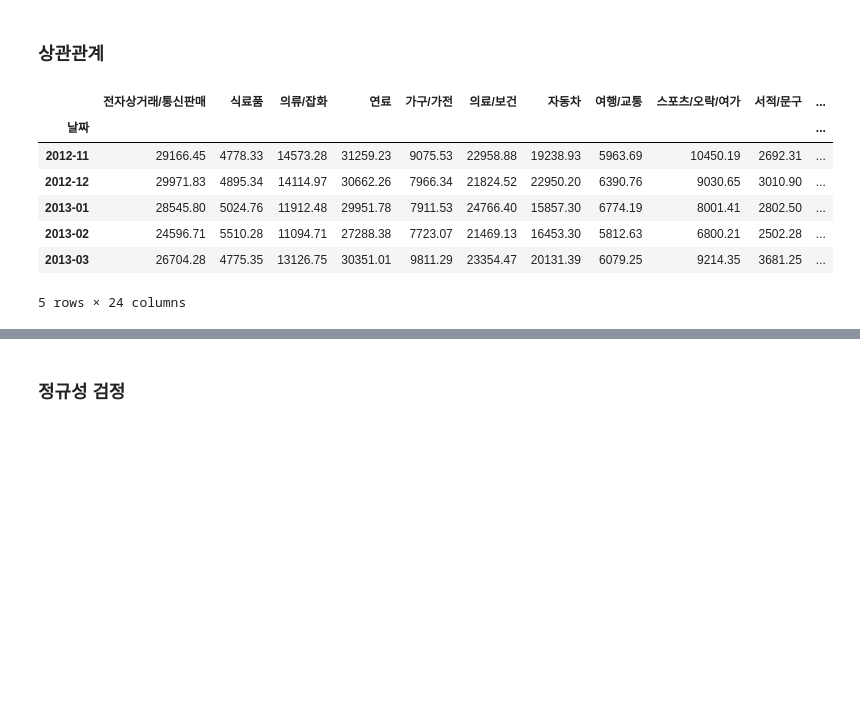
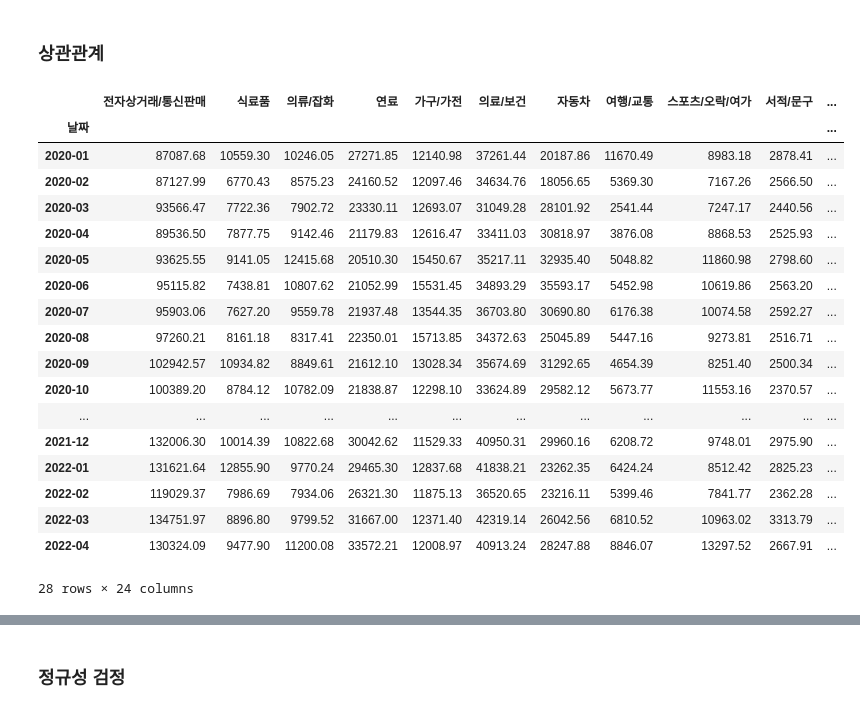
Before and after one commit to KJH3024/test, a Jupyter notebook: 프로젝트1/전국_카드 copy.ipynb, the cells around one changed output, grey strips where cells are left out. Saved outputs shown, nothing was run; the diff lists cells and outputs as text; code cells hidden in the pictures; blank space fills up the shorter version.

```diff
--- a/프로젝트1/전국_카드 copy.ipynb
+++ b/프로젝트1/전국_카드 copy.ipynb
@@ -198,26 +186,37 @@ socell_df = socell_df.iloc[:-28]
 # %%
 # 사용할 컬럼 불러오기
 total_df = df_t
 total_df = pd.DataFrame(total_df)
 #total_df = total_df[total_df.columns.drop('일수')]
 #total_df = total_df[total_df.columns.drop('합계')]
 total_df = pd.merge(total_df,total_csi, how='left', left_index=True, right_index=True)
 #total_df = pd.concat([total_df,total_csi],axis=1).reindex(total_csi.index)
 total_df = total_df[['전자상거래/통신판매', '식료품','의류/잡화', '연료','가구/가전', '의료/보건',
                      '자동차', '여행/교통', '스포츠/오락/여가', '서적/문구', '교육','숙박','음식점',
                      '공과금/개인및전문서비스', '금융/보험','소비자물가지수','소매판매지수','국고채_3년_평균',
                      '국고채_5년_평균','국고채_10년_평균','회사채_3년_평균','CD_91몰_평균','콜금리_1일몰_평균',
                      '기준금리']]
-total_df.head()
+total_df.tail(28)
 # %% [output]
 |  | 전자상거래/통신판매 | 식료품 | 의류/잡화 | 연료 | 가구/가전 | 의료/보건 | 자동차 | 여행/교통 | 스포츠/오락/여가 | 서적/문구 | ... |
 | 날짜 |  |  |  |  |  |  |  |  |  |  | ... |
-| 2012-11 | 29166.45 | 4778.33 | 14573.28 | 31259.23 | 9075.53 | 22958.88 | 19238.93 | 5963.69 | 10450.19 | 2692.31 | ... |
-| 2012-12 | 29971.83 | 4895.34 | 14114.97 | 30662.26 | 7966.34 | 21824.52 | 22950.20 | 6390.76 | 9030.65 | 3010.90 | ... |
-| 2013-01 | 28545.80 | 5024.76 | 11912.48 | 29951.78 | 7911.53 | 24766.40 | 15857.30 | 6774.19 | 8001.41 | 2802.50 | ... |
-| 2013-02 | 24596.71 | 5510.28 | 11094.71 | 27288.38 | 7723.07 | 21469.13 | 16453.30 | 5812.63 | 6800.21 | 2502.28 | ... |
-| 2013-03 | 26704.28 | 4775.35 | 13126.75 | 30351.01 | 9811.29 | 23354.47 | 20131.39 | 6079.25 | 9214.35 | 3681.25 | ... |
+| 2020-01 | 87087.68 | 10559.30 | 10246.05 | 27271.85 | 12140.98 | 37261.44 | 20187.86 | 11670.49 | 8983.18 | 2878.41 | ... |
+| 2020-02 | 87127.99 | 6770.43 | 8575.23 | 24160.52 | 12097.46 | 34634.76 | 18056.65 | 5369.30 | 7167.26 | 2566.50 | ... |
+| 2020-03 | 93566.47 | 7722.36 | 7902.72 | 23330.11 | 12693.07 | 31049.28 | 28101.92 | 2541.44 | 7247.17 | 2440.56 | ... |
+| 2020-04 | 89536.50 | 7877.75 | 9142.46 | 21179.83 | 12616.47 | 33411.03 | 30818.97 | 3876.08 | 8868.53 | 2525.93 | ... |
+| 2020-05 | 93625.55 | 9141.05 | 12415.68 | 20510.30 | 15450.67 | 35217.11 | 32935.40 | 5048.82 | 11860.98 | 2798.60 | ... |
+| 2020-06 | 95115.82 | 7438.81 | 10807.62 | 21052.99 | 15531.45 | 34893.29 | 35593.17 | 5452.98 | 10619.86 | 2563.20 | ... |
+| 2020-07 | 95903.06 | 7627.20 | 9559.78 | 21937.48 | 13544.35 | 36703.80 | 30690.80 | 6176.38 | 10074.58 | 2592.27 | ... |
+| 2020-08 | 97260.21 | 8161.18 | 8317.41 | 22350.01 | 15713.85 | 34372.63 | 25045.89 | 5447.16 | 9273.81 | 2516.71 | ... |
+| 2020-09 | 102942.57 | 10934.82 | 8849.61 | 21612.10 | 13028.34 | 35674.69 | 31292.65 | 4654.39 | 8251.40 | 2500.34 | ... |
+| 2020-10 | 100389.20 | 8784.12 | 10782.09 | 21838.87 | 12298.10 | 33624.89 | 29582.12 | 5673.77 | 11553.16 | 2370.57 | ... |
+| ... | ... | ... | ... | ... | ... | ... | ... | ... | ... | ... | ... |
+| 2021-12 | 132006.30 | 10014.39 | 10822.68 | 30042.62 | 11529.33 | 40950.31 | 29960.16 | 6208.72 | 9748.01 | 2975.90 | ... |
+| 2022-01 | 131621.64 | 12855.90 | 9770.24 | 29465.30 | 12837.68 | 41838.21 | 23262.35 | 6424.24 | 8512.42 | 2825.23 | ... |
+| 2022-02 | 119029.37 | 7986.69 | 7934.06 | 26321.30 | 11875.13 | 36520.65 | 23216.11 | 5399.46 | 7841.77 | 2362.28 | ... |
+| 2022-03 | 134751.97 | 8896.80 | 9799.52 | 31667.00 | 12371.40 | 42319.14 | 26042.56 | 6810.52 | 10963.02 | 3313.79 | ... |
+| 2022-04 | 130324.09 | 9477.90 | 11200.08 | 33572.21 | 12008.97 | 40913.24 | 28247.88 | 8846.07 | 13297.52 | 2667.91 | ... |
-5 rows × 24 columns
+28 rows × 24 columns
 # %%
 # 컬럼별 등락률 계산
 
```
Also changed, not shown: parts of 4 cells of this notebook, 17 other files.
